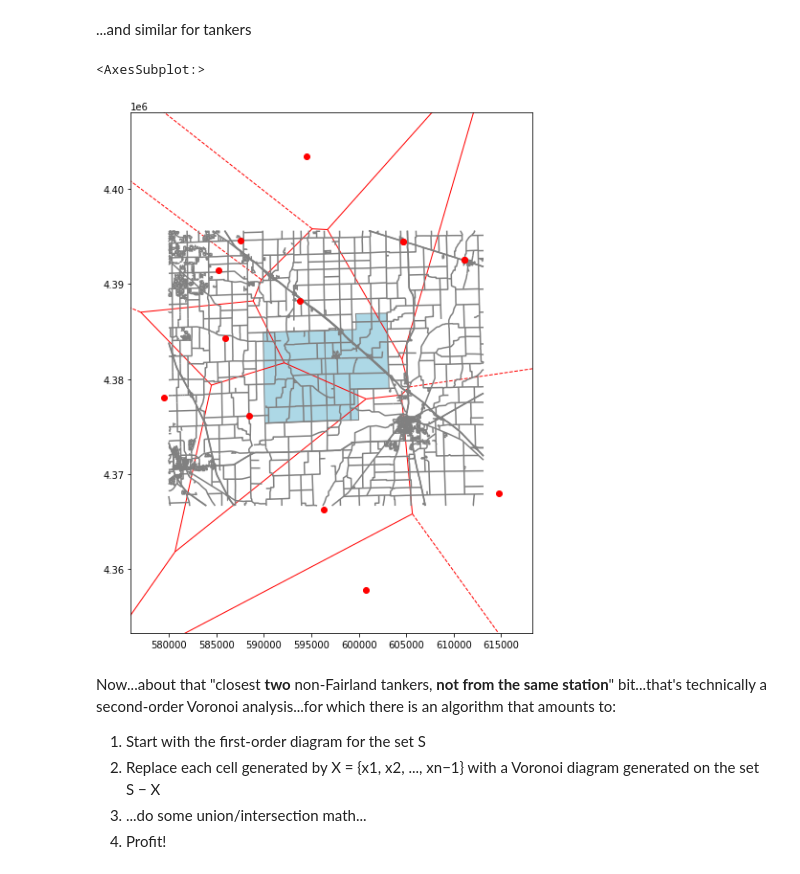
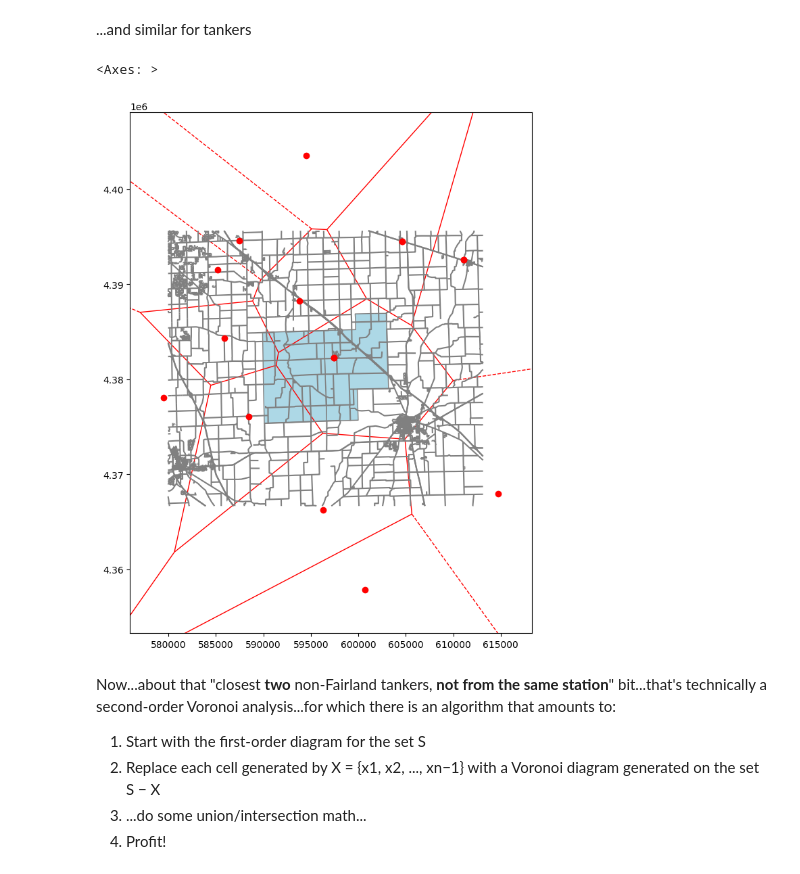
Before and after one commit to trimble/fire_geozones, a Jupyter notebook: Geos.ipynb, the cells around one changed output. Saved outputs shown, nothing was run; the diff lists cells and outputs as text; code cells hidden in the pictures.

Commit message:
Second-order Voronoi notebooks and boundary data

```diff
--- a/Geos.ipynb
+++ b/Geos.ipynb
@@ -273,21 +273,21 @@ second_due_engines.plot(ax=ax, color='red', zorder=10)
 # %%
 tankers_df = get_tankers()
 tankers = gpd.GeoDataFrame(tankers_df, geometry=gpd.points_from_xy(tankers_df.lon, tankers_df.lat), crs='EPSG:4326')
 tankers = tankers.to_crs('EPSG:26916')
 
-second_due_tankers = tankers[~tankers['name'].str.contains("Fairland")]
+second_due_tankers = tankers #[~tankers['name'].str.contains("Fairland")]
 second_due_tanker_coords = [(x,y) for x,y in zip(second_due_tankers['geometry'].x , second_due_tankers['geometry'].y)]
 
 vor = scipy.spatial.Voronoi(second_due_tanker_coords)
 
 fig, ax = plt.subplots(figsize=(10,10))
 voronoi_figure = scipy.spatial.voronoi_plot_2d(vor, ax=ax, show_vertices=False, line_colors='red')
 jurisdiction.plot(ax=ax, color='lightblue', edgecolor='grey')
 roads.plot(ax=ax, color='grey', zorder=5)
 second_due_tankers.plot(ax=ax, color='red', zorder=10)
 # %% [output]
-<AxesSubplot:>
+<Axes: >
-[figure, old version]
+[figure, new version]
 # %% [markdown]
 Now...about that "closest **two** non-Fairland tankers, **not from the same station**" bit...that's technically a second-order Voronoi analysis...for which there is an algorithm that amounts to:
   1. Start with the first-order diagram for the set S
```
Also changed, not shown: parts of 8 cells of this notebook, 6 other files.
